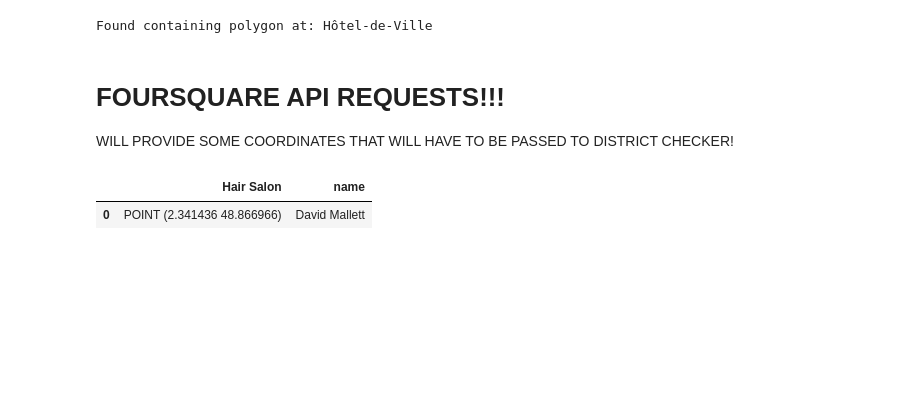
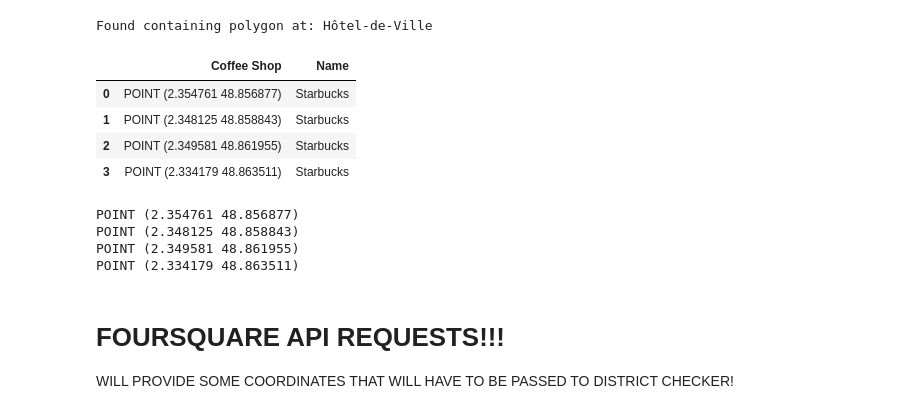
Before and after one commit to gerardrius/Gerard-Project-III, a Jupyter notebook: paris_geoqueries.ipynb, the cells around one changed output. Saved outputs shown, nothing was run; the diff lists cells and outputs as text; code cells hidden in the pictures; blank space fills up the shorter version.

```diff
--- a/paris_geoqueries.ipynb
+++ b/paris_geoqueries.ipynb
@@ -124,6 +127,22 @@ for feature in geo_feature['features']:
         print(f'Found containing polygon at: {feature["properties"]["name"]}')
 # %% [output]
 Found containing polygon at: Hôtel-de-Ville
+# %%
+starbucks_df = foursquare_query('Starbucks', 'Paris', 4)
+starbucks_df
+# %% [output]
+|  | Coffee Shop | Name |
+| 0 | POINT (2.354761 48.856877) | Starbucks |
+| 1 | POINT (2.348125 48.858843) | Starbucks |
+| 2 | POINT (2.349581 48.861955) | Starbucks |
+| 3 | POINT (2.334179 48.863511) | Starbucks |
+# %%
+for i in starbucks_df['Coffee Shop']:
+# %% [output]
+POINT (2.354761 48.856877)
+POINT (2.348125 48.858843)
+POINT (2.349581 48.861955)
+POINT (2.334179 48.863511)
 # %% [markdown]
 # FOURSQUARE API REQUESTS!!!
 WILL PROVIDE SOME COORDINATES THAT WILL HAVE TO BE PASSED TO DISTRICT CHECKER!
@@ -151,8 +170,3 @@ def foursquare_query (query, place, limit=10):
     d = {response[0]['categories'][0]['name']: request_points, 'Name': response[i]['name']}
     df = pd.DataFrame(data=d)
     return df
-# %%
-foursquare_query('hair dresser', 'Paris', 1)
-# %% [output]
-|  | Hair Salon | name |
-| 0 | POINT (2.341436 48.866966) | David Mallett |
```
Also changed, not shown: parts of 4 cells of this notebook, 1 other file.
